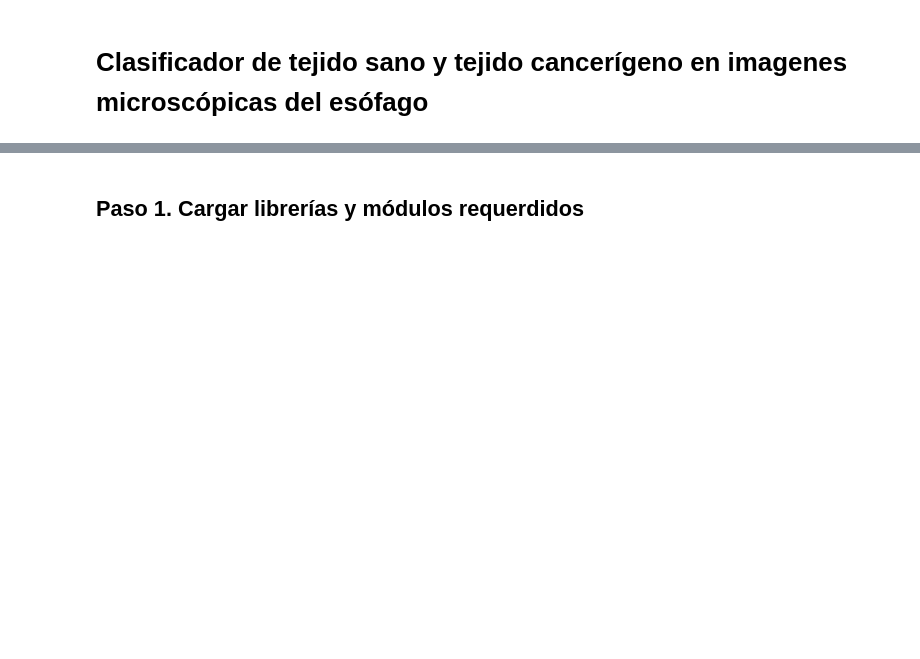
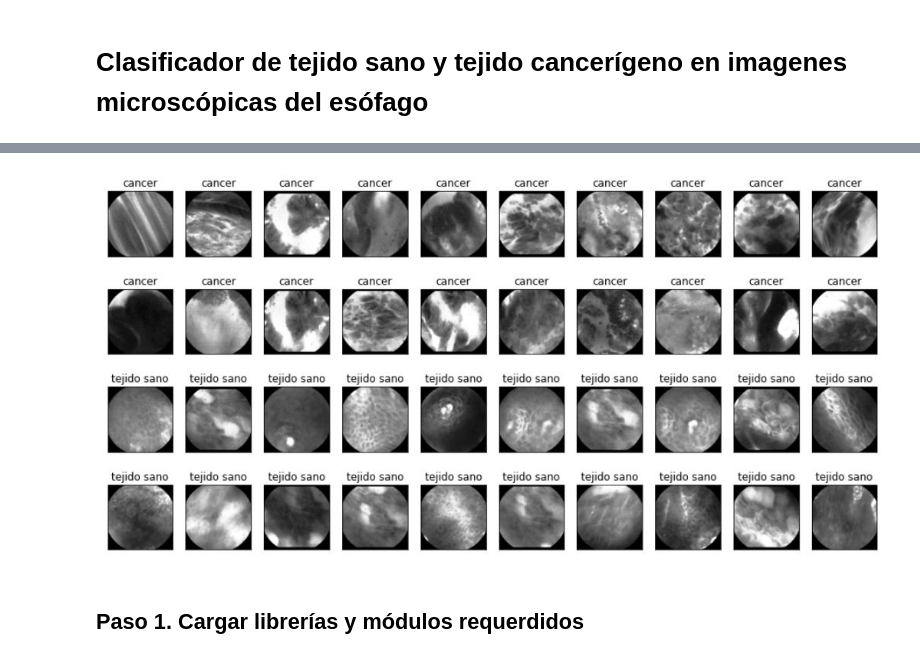
Before and after one commit to contepablod/QCNNCancerBinaryClassifier, a Jupyter notebook: ClasificadorCancerEsofago.ipynb, the cells around one changed output, grey strips where cells are left out. Cells and saved outputs as stored; diff of their text form; code cells hidden in the pictures; blank space fills up the shorter version.

```diff
--- a/ClasificadorCancerEsofago.ipynb
+++ b/ClasificadorCancerEsofago.ipynb
@@ -7,3 +7,7 @@
+# %%
+Image('https://raw.githubusercontent.com/contepablod/QCNNCancerClassifier/master/Esophagus%20Cancer.JPG')
+# %% [output]
+[figure, added]
 # %% [markdown]
 ## Paso 1. Cargar librerías y módulos requerdidos
 # %%
```
Also changed, not shown: parts of 18 cells of this notebook.
